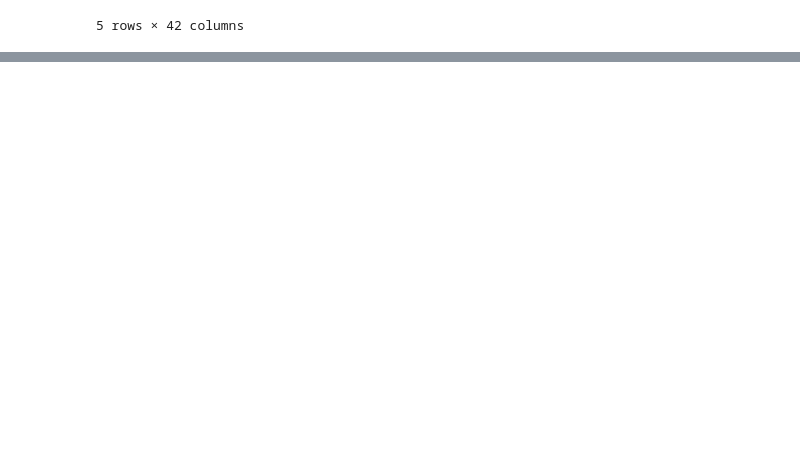
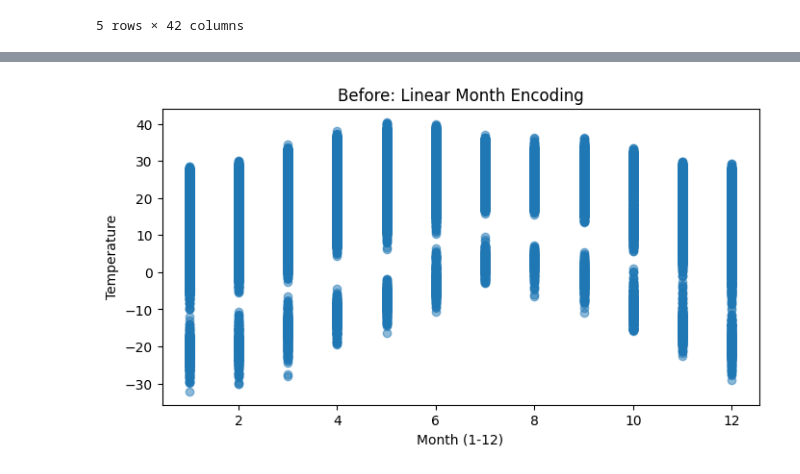
Before and after one commit to Harkeerat9406/Weather_Data_Analysis, a Jupyter notebook: Weather_Analysis.ipynb, the cells around one changed output, grey strips where cells are left out. Cells and saved outputs as stored; diff of their text form; code cells hidden in the pictures; blank space fills up the shorter version.

Commit message:
Added encoding and changed explanation for city mapping

```diff
--- a/Weather_Analysis.ipynb
+++ b/Weather_Analysis.ipynb
@@ -352,0 +515,14 @@ df.head()
+# %%
+df['year']= df.index.year
+df['month']= df.index.month
+df['day']= df.index.day
+df['day_of_year']= df.index.dayofyear
+
+df['month_sin'] = np.sin(2 * np.pi * df['month'] / 12)
+df['month_cos'] = np.cos(2 * np.pi * df['month'] / 12)
+
+# Create cyclical features for day of year
+df['day_sin'] = np.sin(2 * np.pi * df['day_of_year'] / 365.25)
+df['day_cos'] = np.cos(2 * np.pi * df['day_of_year'] / 365.25)
+
+display(df[['month', 'month_sin', 'month_cos']].tail(10))
@@ -352,0 +576,9 @@ df.head()
+# %%
+plt.figure(figsize=(8,4))
+plt.scatter(df.index.month, df['temperature_2m_mean'], alpha=0.5)
+plt.title("Before: Linear Month Encoding")
+plt.xlabel("Month (1-12)")
+plt.ylabel("Temperature")
+plt.show()
+# %% [output]
+[figure, added]
```
Also changed, not shown: parts of 16 cells of this notebook.
